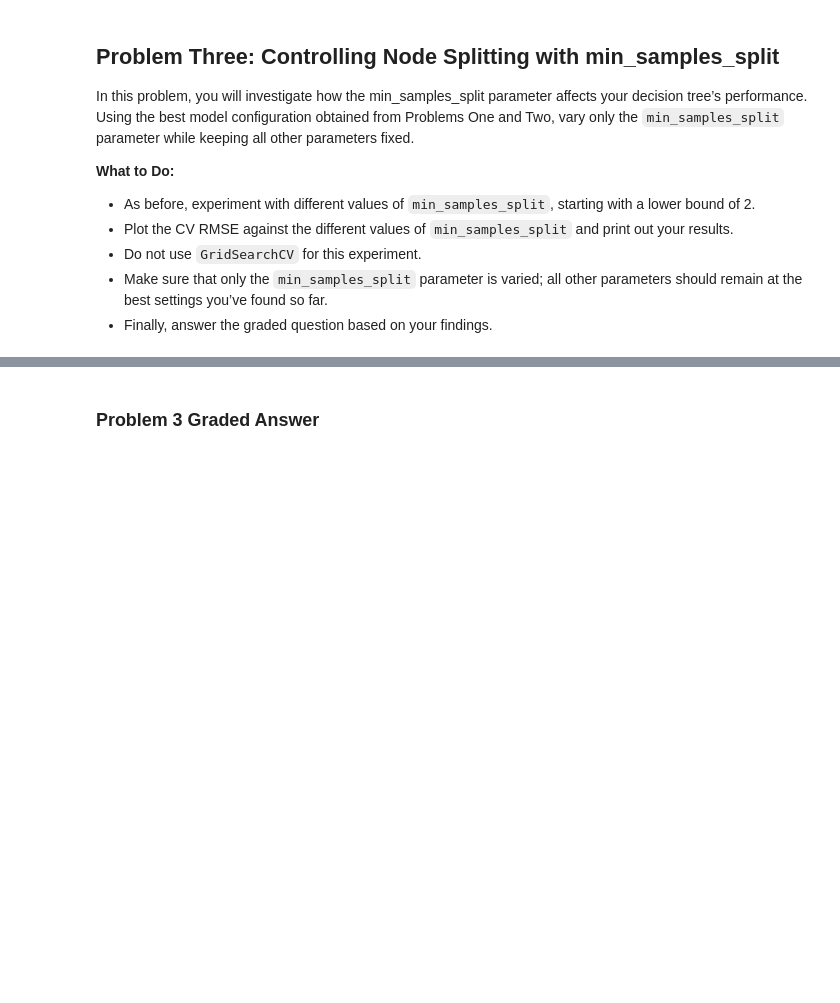
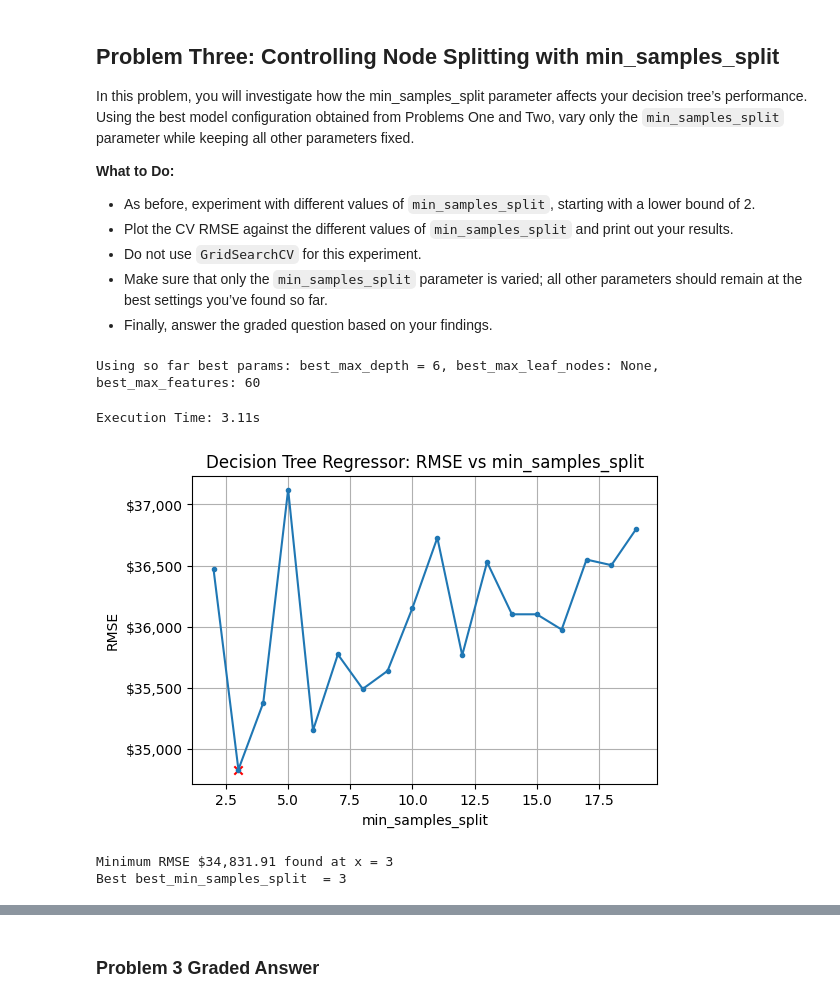
Before and after one commit to SergeyNelyapenkoBU/Module-3-Assignments, a Jupyter notebook: Homework_06.ipynb, the cells around one changed output, grey strips where cells are left out. Cells and saved outputs as stored; diff of their text form; code cells hidden in the pictures; blank space fills up the shorter version.

```diff
--- a/Homework_06.ipynb
+++ b/Homework_06.ipynb
@@ -585,0 +644,66 @@ In this problem, you will investigate how the min_samples_split parameter affect
+# %%
+# Your code here
+
+print(f"Using so far best params: best_max_depth = {best_max_depth}, best_max_leaf_nodes: {best_max_leaf_nodes}, best_max_features: {best_max_features}")
+
+# record beginning time
+start = time.time()
+
+param = 'min_samples_split'
+
+parameter_list = range(2,20)
+
+MSEs = []
+
+for mss in tqdm(parameter_list):
+
+    MSEs.append( run_decision_tree_regressor(X_train,y_train,
+                                             max_depth = best_max_depth,
+                                             max_features=best_max_features,
+                                             min_samples_split=mss,
+                                             min_samples_leaf=1,
+                                             max_leaf_nodes=best_max_leaf_nodes,
+                                             criterion='squared_error',
+                                             ccp_alpha=0.0,
+                                             random_state=random_state,
+                                             cv=5,
+                                             n_jobs= -1,
+                                             visualize=False
+                                            ) )
+
+# Record end time and execution time
+end = time.time()
+print(f"Execution Time: " + format_time(end-start))
+# %% [output]
+Using so far best params: best_max_depth = 6, best_max_leaf_nodes: None, best_max_features: 60
+Execution Time: 3.11s
+# %%
+# Find the minimum value
+RMSEs = np.sqrt(MSEs).tolist()
+min_MSE = min(MSEs)
+min_RMSE = min(RMSEs)
+
+# Find the index of the minimum value
+min_index = RMSEs.index(min_RMSE)
+
+plt.figure(figsize=(6, 4))
+plt.title("Decision Tree Regressor: RMSE vs "+param)
+plt.plot(parameter_list, RMSEs, marker='.')
+plt.scatter([parameter_list[min_index]],[min_RMSE],marker='x',color='red')
+plt.xlabel(param)
+plt.ylabel("RMSE")
+plt.grid()
+plt.gca().yaxis.set_major_formatter(mticker.FuncFormatter(dollar_format))
+plt.show()
+
+if isinstance(parameter_list[min_index], int):
+    print(f"Minimum RMSE ${min_RMSE:,.2f} found at x = {parameter_list[min_index]}")
+else:
+    print(f"Minimum RMSE ${min_RMSE:,.2f} found at x = {parameter_list[min_index]:.4f}")
+
+best_min_samples_split = parameter_list[min_index]
+print(f"Best best_min_samples_split  = {best_min_samples_split}")
+# %% [output]
+[figure, added]
+Minimum RMSE $34,831.91 found at x = 3
+Best best_min_samples_split  = 3
```
Also changed, not shown: parts of 18 cells of this notebook.
